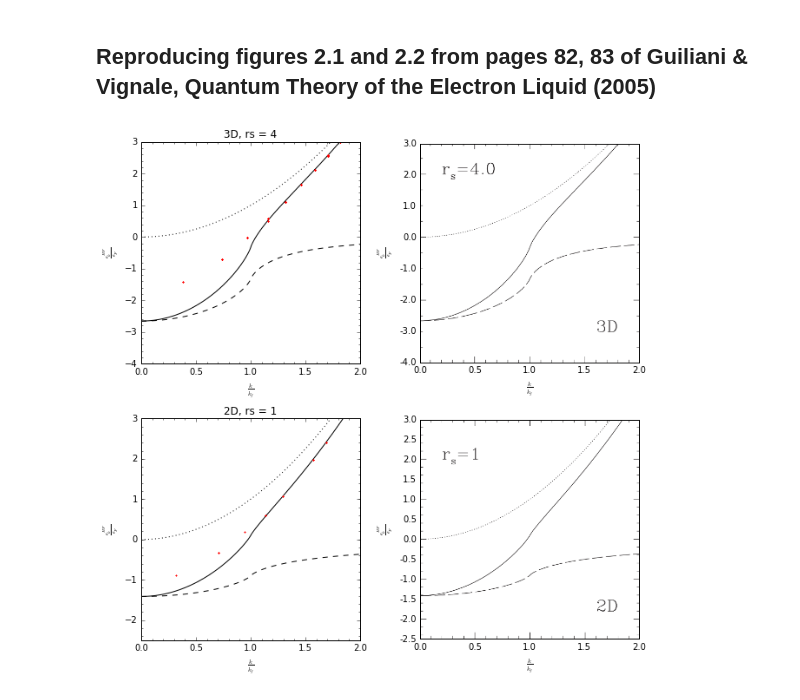
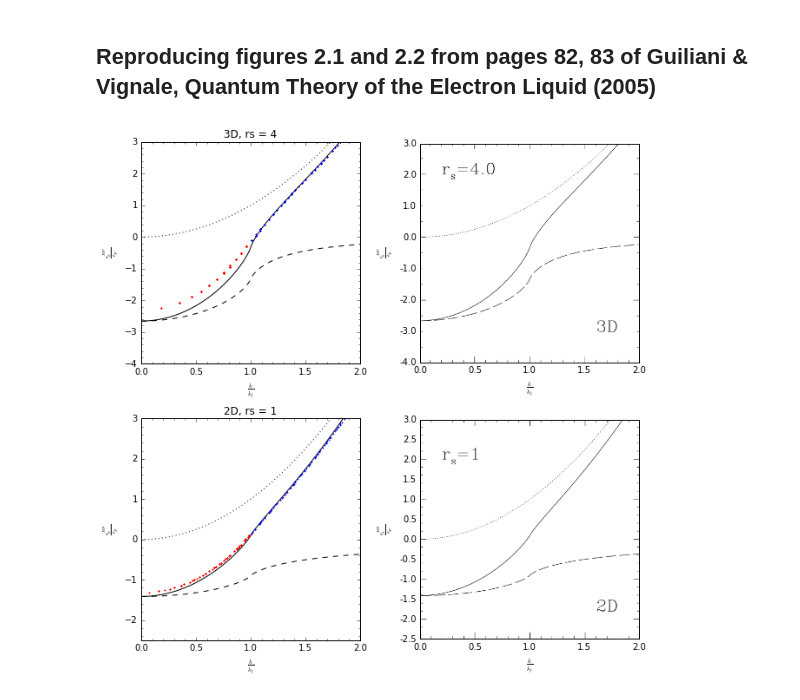
Before and after one commit to ecurtin2/HF-Stability, a Jupyter notebook: source/heg_stability.ipynb, the cells around one changed output. Saved outputs shown, nothing was run; the diff lists cells and outputs as text; code cells hidden in the pictures.

Commit message:
Got Energies working in new layout, pretty fast now. Still needs to be cleaned but this is working :)

```diff
--- a/source/heg_stability.ipynb
+++ b/source/heg_stability.ipynb
@@ -43,11 +43,17 @@ axes[0,0].xaxis.set_minor_locator(minor_locator)
 plt.grid(which='minor')
 
 #Discretized 3D
-run.Nk = 10
-run.calc_energy()
-y = run.energies / run.fermi_energy
-x = row_norm(run.states) / run.kf
+run.Nk = 20
+#run.calc_energy()
+run.calc_occ_energy_idx()
+y = run.occ_energies / run.fermi_energy
+x = row_norm(run.kgrid[run.occ_states_idx]) / run.kf
 axes[0,0].plot(x, y, 'r.', markersize=2)
+run.find_exc2()
+run.calc_vir_energy_idx()
+y = run.vir_energies / run.fermi_energy
+x = row_norm(run.kgrid[run.vir_states_idx]) / run.kf
+axes[0,0].plot(x, y, 'b.', markersize=2)
 
 #2D plot
 run.ndim = 2
@@ -69,11 +75,16 @@ axes[1,0].set_xlim(0,2)
 axes[1,0].set_ylim(-2.5,3)
 
 #Discretized 2D
-run.Nk = 10
-run.calc_energy()
-y = run.energies / run.fermi_energy
-x = row_norm(run.states) / run.kf
+run.Nk = 40
+run.calc_occ_energy_idx()
+y = run.occ_energies / run.fermi_energy
+x = row_norm(run.kgrid[run.occ_states_idx]) / run.kf
 axes[1,0].plot(x, y, 'r.', markersize=2)
+run.find_exc2()
+run.calc_vir_energy_idx()
+y = run.vir_energies / run.fermi_energy
+x = row_norm(run.kgrid[run.vir_states_idx]) / run.kf
+axes[1,0].plot(x, y, 'b.', markersize=2)
 
 #add minor ticks
 minor_locator = AutoMinorLocator(5)
@@ -100,31 +111,31 @@ axes[0,1].set_yticks(ytix)
 axes[0,1].set_yticklabels(ylabels)
 axes[0,1].set_ylim(0,image.shape[1])
 axes[0,1].tick_params(top='off', bottom='off', left='off', right='off')
 axes[0,1].set_xlabel(r'$\frac{k}{k_f}$')
 axes[0,1].set_ylabel(r'$\frac{\epsilon_k^{HF}}{\epsilon_F}$')
 
 
 #2D Figure
 image = mpimg.imread("HF_singleparticleenergy_2D_Guiliani2005_fig2.2_cropped.png")
 ntix = 5
 xlabels = np.linspace(0,2,ntix)
 xtix = np.linspace(0, image.shape[0], ntix)
 ntix = 12
 ytix = np.linspace(0, image.shape[1], ntix)
 ylabels = np.linspace(-2.5,3,ntix)
 axes[1,1].axis('on')
 axes[1,1].imshow(image[::-1,:,:])
 axes[1,1].set_xticks(xtix,minor=False)
 axes[1,1].set_xticklabels(xlabels)
 axes[1,1].set_xlim(0,image.shape[0])
 axes[1,1].set_yticks(ytix)
 axes[1,1].set_yticklabels(ylabels)
 axes[1,1].set_ylim(0,image.shape[1])
 axes[1,1].tick_params(top='off', bottom='off', left='off', right='off')
 axes[1,1].set_xlabel(r'$\frac{k}{k_f}$')
 axes[1,1].set_ylabel(r'$\frac{\epsilon_k^{HF}}{\epsilon_F}$')
 
 plt.tight_layout()
 plt.show()
 # %% [output]
-[figure, old version]
+[figure, new version]
```
Also changed, not shown: parts of 5 cells of this notebook, 3 other files.
